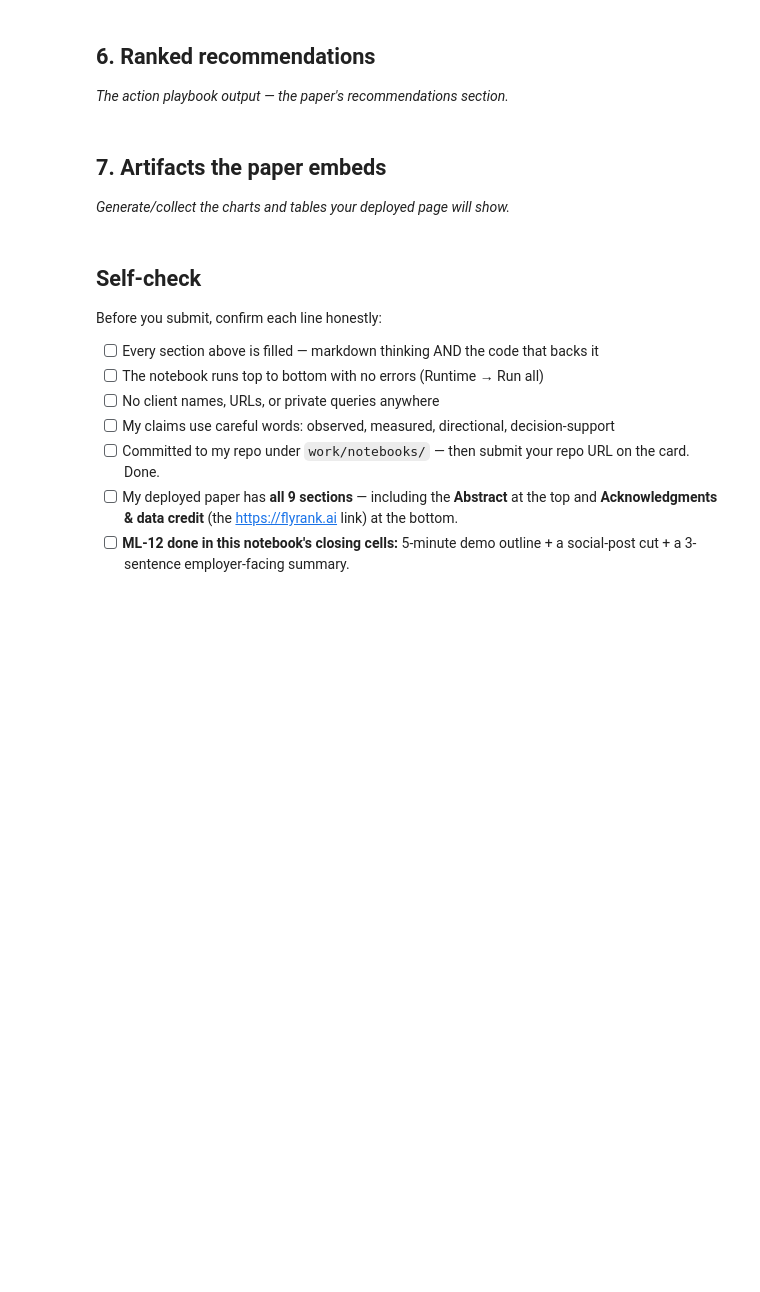
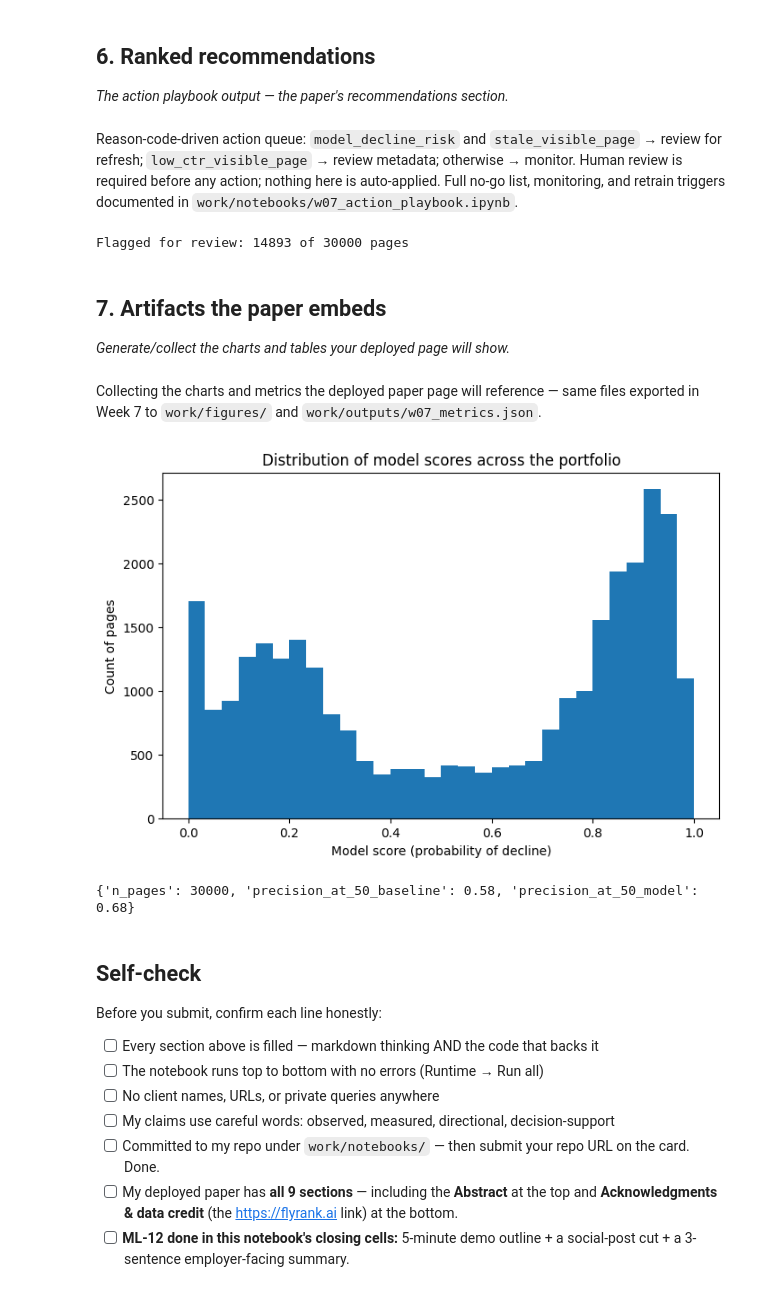
Before and after one commit to saadar2846/flyrank_ml_internship, a Jupyter notebook: work/notebooks/capstone.ipynb, the cells around one changed output. Saved outputs shown, nothing was run; the diff lists cells and outputs as text; code cells hidden in the pictures; blank space fills up the shorter version.

```diff
--- a/work/notebooks/capstone.ipynb
+++ b/work/notebooks/capstone.ipynb
@@ -6,6 +6,19 @@
 This skeleton is yours to fill. Work the sections **in order** — each one has a one-line hint. Simple words, honest numbers.
 
 > Working with an AI assistant? Tell it to read `skills/README.md` first and load the one skill this assignment names on its card.
+# %%
+import os, subprocess
+import pandas as pd, numpy as np
+import json
+
+REPO_URL = "https://github.com/saadar2846/flyrank_ml_internship"
+REPO_DIR = "flyrank_ml_internship"
+if not os.path.isdir(REPO_DIR):
+    subprocess.run(["git", "clone", "--depth", "1", REPO_URL, REPO_DIR], check=True)
+os.chdir(REPO_DIR)
+
+df = pd.read_csv("data/raw/content_refresh_anonymized.csv")
+df["is_declining_label"] = df["trend_direction"].str.lower().eq("down").astype(int)
 # %% [markdown]
 ## 1. Question
 
@@ -20,0 +97,6 @@ This skeleton is yours to fill. Work the sections **in order** — each one has
+# %%
+features = ["content_age_days", "days_since_last_update", "impressions_90d",
+            "avg_position", "ctr", "word_count", "sessions_90d", "engagement_rate"]
+print("Features:", features)
+print("Label: is_declining_label")
+print("Baseline: stale (>=180d) AND visible (>=500 impressions)")
@@ -30,10 +170,49 @@ This skeleton is yours to fill. Work the sections **in order** — each one has
 ## 6. Ranked recommendations
 
 *The action playbook output — the paper's recommendations section.*
+# %% [markdown]
+Reason-code-driven action queue: `model_decline_risk` and `stale_visible_page` → review for refresh;
+`low_ctr_visible_page` → review metadata; otherwise → monitor. Human review is required before any
+action; nothing here is auto-applied. Full no-go list, monitoring, and retrain triggers documented in
+`work/notebooks/w07_action_playbook.ipynb`.
+# %%
+df["model_score"] = model.predict_proba(X)[:, 1]
+print(f"Flagged for review: {(df['model_score'] >= 0.65).sum()} of {len(df)} pages")
+# %% [output]
+Flagged for review: 14893 of 30000 pages
 # %% [markdown]
 ## 7. Artifacts the paper embeds
 
 *Generate/collect the charts and tables your deployed page will show.*
+# %% [markdown]
+Collecting the charts and metrics the deployed paper page will reference — same files exported in
+Week 7 to `work/figures/` and `work/outputs/w07_metrics.json`.
+# %%
+import matplotlib.pyplot as plt
+os.makedirs("work/figures", exist_ok=True)
+os.makedirs("work/outputs", exist_ok=True)
+
+fig, ax = plt.subplots(figsize=(8, 5))
+ax.hist(df["model_score"], bins=30)
+ax.set_xlabel("Model score (probability of decline)")
+ax.set_ylabel("Count of pages")
+ax.set_title("Distribution of model scores across the portfolio")
+fig.savefig("work/figures/model_score_distribution.png", dpi=150, bbox_inches="tight")
+plt.show()
+
+metrics = {
+    "n_pages": len(df),
+    "precision_at_50_baseline": float(results_df.loc[results_df.k == 50, "baseline_precision"].iloc[0]),
+    "precision_at_50_model": float(results_df.loc[results_df.k == 50, "model_precision"].iloc[0]),
+}
+
+with open("work/outputs/capstone_metrics.json", "w") as f:
+    json.dump(metrics, f, indent=2)
+
+print(metrics)
+# %% [output]
+[figure, added]
+{'n_pages': 30000, 'precision_at_50_baseline': 0.58, 'precision_at_50_model': 0.68}
 # %% [markdown]
 ## Self-check
 
```
Also changed, not shown: parts of 9 cells of this notebook.
